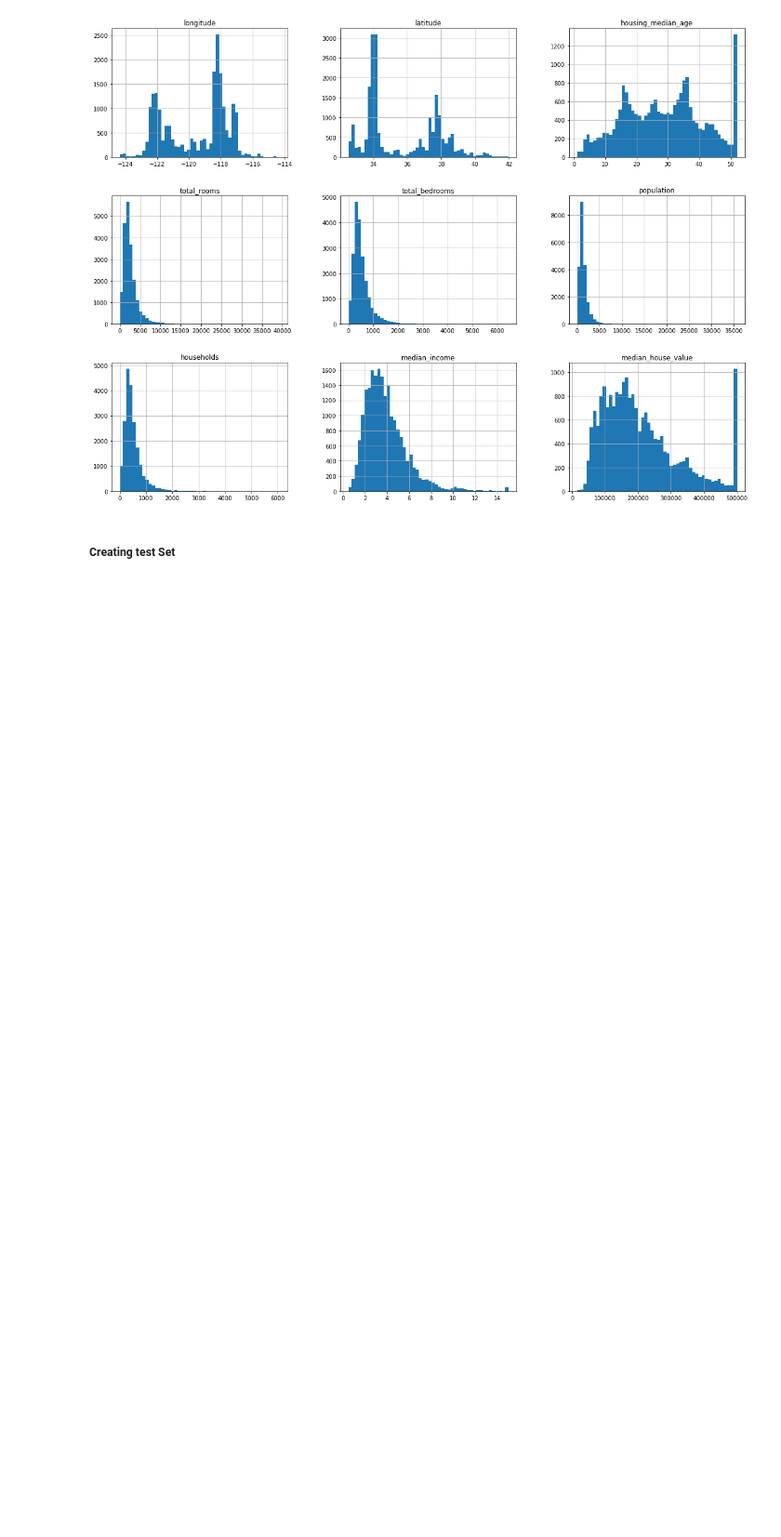
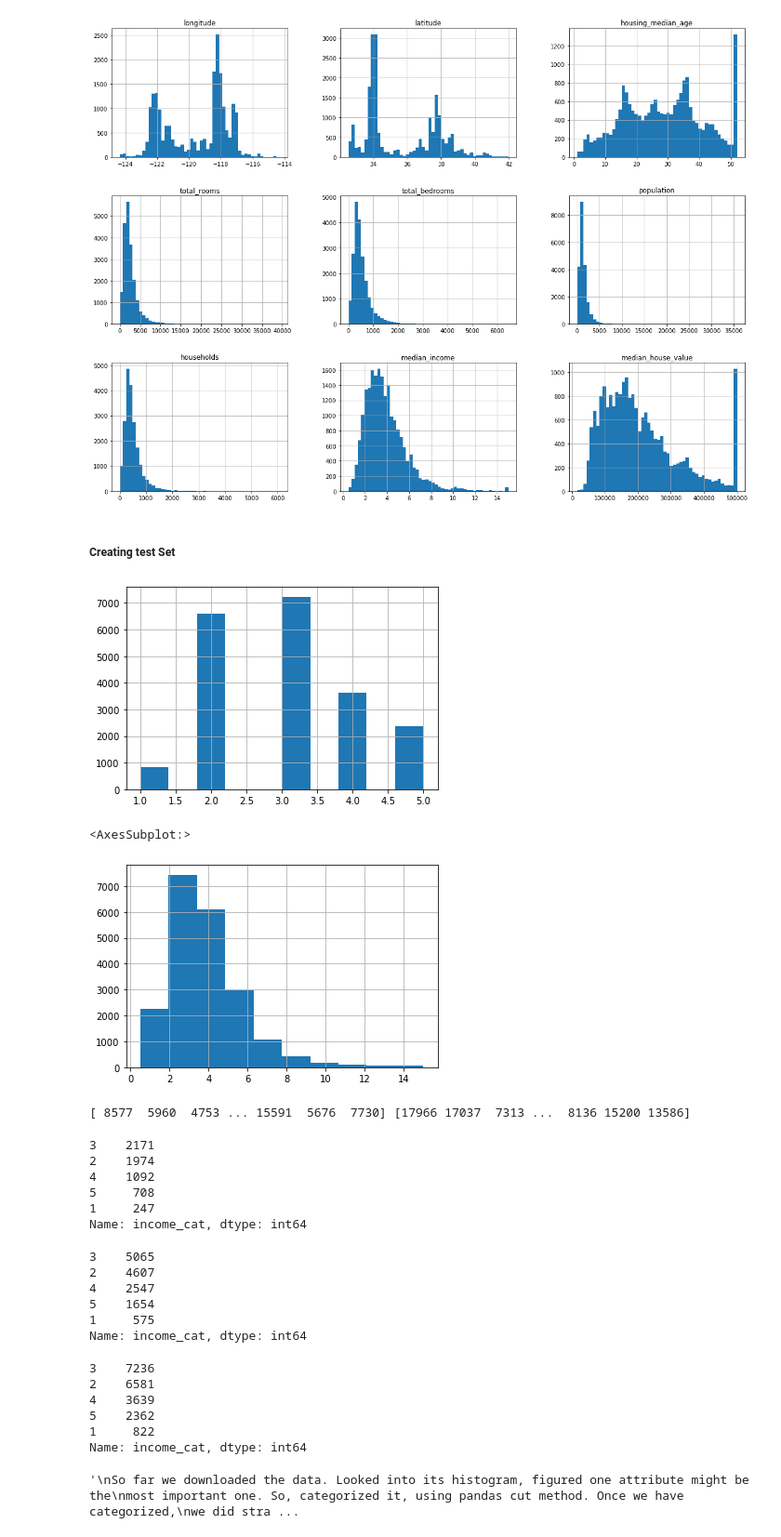
Before and after one commit to Baylor-AI/mt_QC_JO, a Jupyter notebook: Chapter_2/Chapter-2.ipynb, the cells around one changed output. Shown at 93% size. Drawn from its saved outputs; the diff is of its cells as text; code cells hidden in the pictures; blank space fills up the shorter version.

Commit message:
data visualization in chapter 2

```diff
--- a/Chapter_2/Chapter-2.ipynb
+++ b/Chapter_2/Chapter-2.ipynb
@@ -59,7 +60,7 @@ def fetch_housing_data(housing_url=HOUSING_URL, housing_path=HOUSING_PATH):
 
 #load the data
 fetch_housing_data()
-def load_housing_data(housing_path = Housing_Path):
+def load_housing_data(housing_path = HOUSING_PATH):
     csv_path = os.path.join(housing_path,"housing.csv")
     return pd.read_csv(csv_path)
 # %%
@@ -118,0 +122,48 @@ plt.show()
+# %%
+#here np.inf is used to create a class from 6 - infinity
+housing["income_cat"] = pd.cut(housing.median_income,[0.,1.5,3.0,4.5,6.,np.inf],
+                               labels=[1,2,3,4,5])
+# %%
+housing.income_cat.hist()
+plt.show()
+housing.median_income.hist()
+# %% [output]
+[figure, added]
+<AxesSubplot:>
+[figure, added]
+# %%
+from sklearn.model_selection import StratifiedShuffleSplit
+split = StratifiedShuffleSplit(n_splits=1,test_size=0.3,random_state=42)
+for train_inx, test_idx in split.split(housing,housing.income_cat):
+    print(train_inx,test_idx)
+    strat_train_set = housing.loc[train_inx]
+    strat_test_set = housing.loc[test_idx]
+# %% [output]
+[ 8577  5960  4753 ... 15591  5676  7730] [17966 17037  7313 ...  8136 15200 13586]
+# %%
+strat_test_set.income_cat.value_counts()
+# %% [output]
+3    2171
+2    1974
+4    1092
+5     708
+1     247
+Name: income_cat, dtype: int64
+# %%
+strat_train_set.income_cat.value_counts()
+# %% [output]
+3    5065
+2    4607
+4    2547
+5    1654
+1     575
+Name: income_cat, dtype: int64
+# %%
+housing.income_cat.value_counts()
+# %% [output]
+3    7236
+2    6581
+4    3639
+5    2362
+1     822
+Name: income_cat, dtype: int64
@@ -118,0 +174,8 @@ plt.show()
+# %%
+'''
+So far we downloaded the data. Looked into its histogram, figured one attribute might be the
+most important one. So, categorized it, using pandas cut method. Once we have categorized,
+we did stratified sampling and get the train and test dataset.
+'''
+# %% [output]
+'\nSo far we downloaded the data. Looked into its histogram, figured one attribute might be the\nmost important one. So, categorized it, using pandas cut method. Once we have categorized,\nwe did stra ...
```
Also changed, not shown: parts of 11 cells of this notebook.
